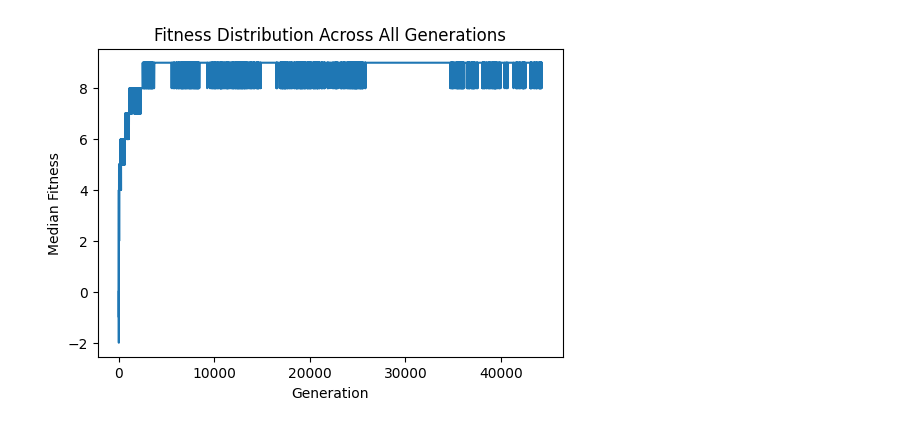
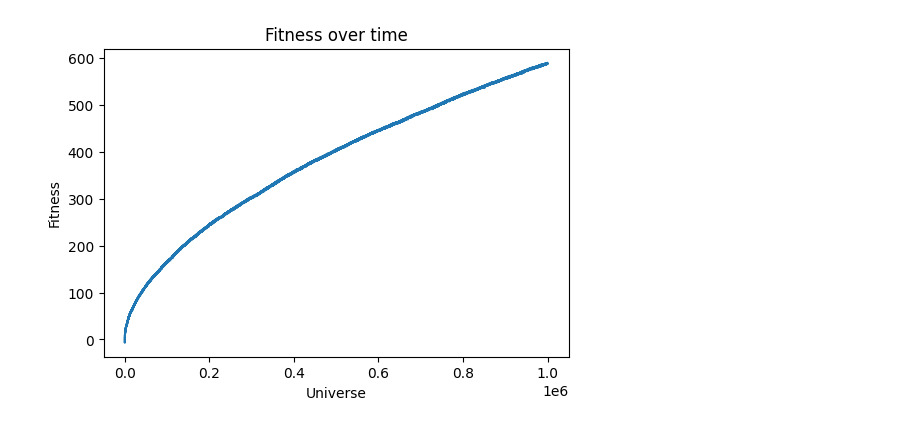
Before and after one commit to zebleck/Cosmological-Natural-Selection, a Jupyter notebook: Sim_Selection.ipynb, the cells around one changed output. Saved outputs shown, nothing was run; the diff lists cells and outputs as text; code cells hidden in the pictures.

Commit message:
introduce sin mutation because why not

```diff
--- a/Sim_Selection.ipynb
+++ b/Sim_Selection.ipynb
@@ -2,20 +4,22 @@
 import numpy as np
 
 class Universe:
-    def __init__(self, character_type):
+    def __init__(self, character_type, generation=0):
         self.character_type = character_type
         self.black_holes = self.form_black_holes()
+        self.generation = generation
 
     def form_black_holes(self, character_type=None):
         if character_type is None:
             character_type = self.character_type
-        return int(np.sum(np.tanh(character_type)))  # Using a tanh function to simulate diminishing returns
+        return int(np.sum(np.dot(black_hole_matrix, self.character_type)))
 
     def produce_daughter_universe(self):
         # The daughter universe inherits the character type with some variation
-        mutation_strength = np.random.normal(0, 0.1, len(self.character_type))
+        mutation_factor = max(0.0, 5 * np.sin(self.generation / 5))
+        mutation_strength = np.random.normal(0, mutation_factor * 0.1, len(self.character_type))
         new_character_type = self.character_type + mutation_strength
-        return Universe(new_character_type)
+        return Universe(new_character_type, self.generation + 1)
 
 class Multiverse:
     def __init__(self, initial_universes):
@@ -50,10 +54,13 @@ class Multiverse:
 
         self.generations.append(new_generation)
 
+black_hole_matrix = np.random.normal(0, 1, (10, 10))
+
 mv = Multiverse(10)
 
 print(len(mv.generations[-1]))
-for _ in range(1000):
+for _ in range(500):
+    print(_, len(mv.generations[-1]))
     mv.next_generation()
 print(len(mv.generations[-1]))
 # %% [output]
@@ -73,0 +131,14 @@ plt.show()
+# %%
+# Assuming 'current_generation' is available and has attribute 'black_holes' for fitness
+median_fitness_values = []
+
+for current_generation in mv.generations:
+    fitness_values = np.median([universe.black_holes for universe in current_generation])
+    median_fitness_values.append(fitness_values)
+
+plt.figure(figsize=(6,4))
+plt.plot(median_fitness_values)
+plt.xlabel('Generation')
+plt.ylabel('Median Fitness')
+plt.title('Fitness over time')
+plt.show()
@@ -74,16 +147,16 @@ plt.show()
 # %%
 # Assuming 'current_generation' is available and has attribute 'black_holes' for fitness
 all_fitness_values = []
 
 for current_generation in mv.generations:
     fitness_values = [universe.black_holes for universe in current_generation]
     all_fitness_values.extend(fitness_values)
 
 plt.figure(figsize=(6,4))
-plt.plot(all_fitness_values)
-plt.xlabel('Generation')
-plt.ylabel('Median Fitness')
-plt.title('Median Fitness Across All Generations')
+plt.plot(all_fitness_values[:1000000])
+plt.xlabel('Universe')
+plt.ylabel('Fitness')
+plt.title('Fitness over time')
 plt.show()
 # %% [output]
-[figure, old version]
+[figure, new version]
```
Also changed, not shown: parts of 5 cells of this notebook.
